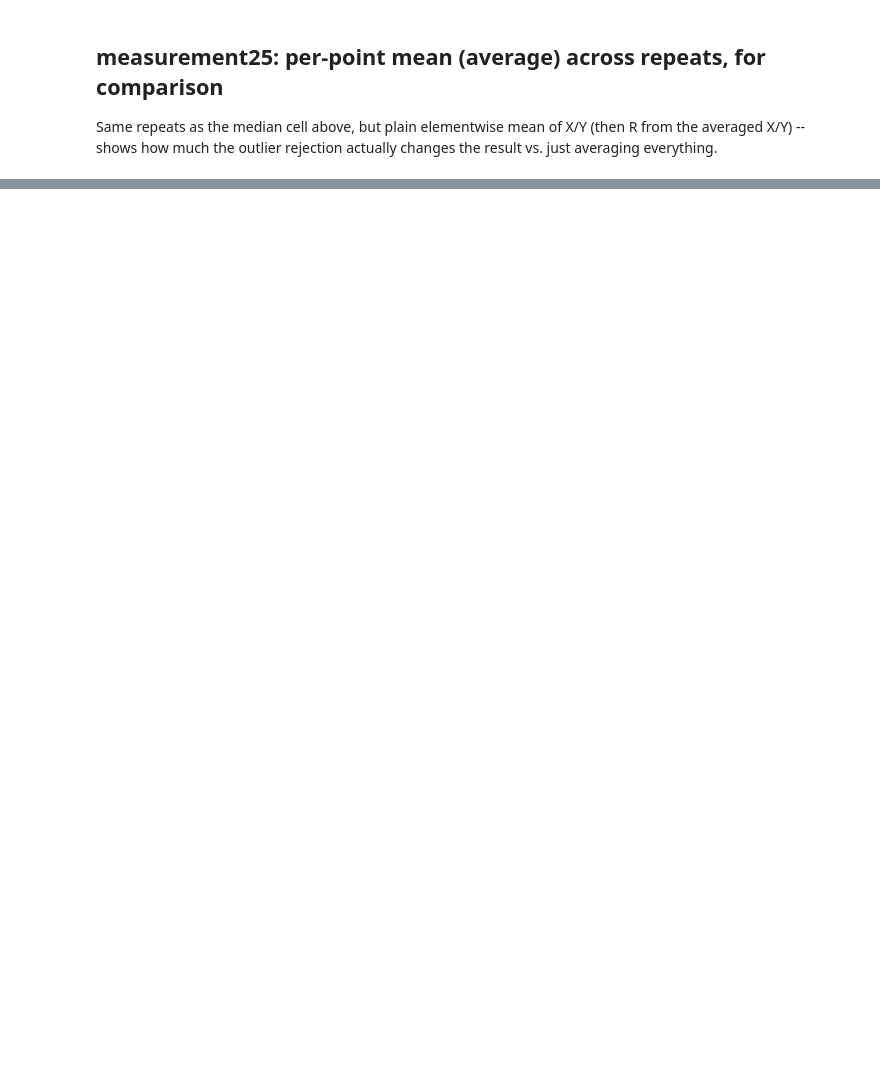
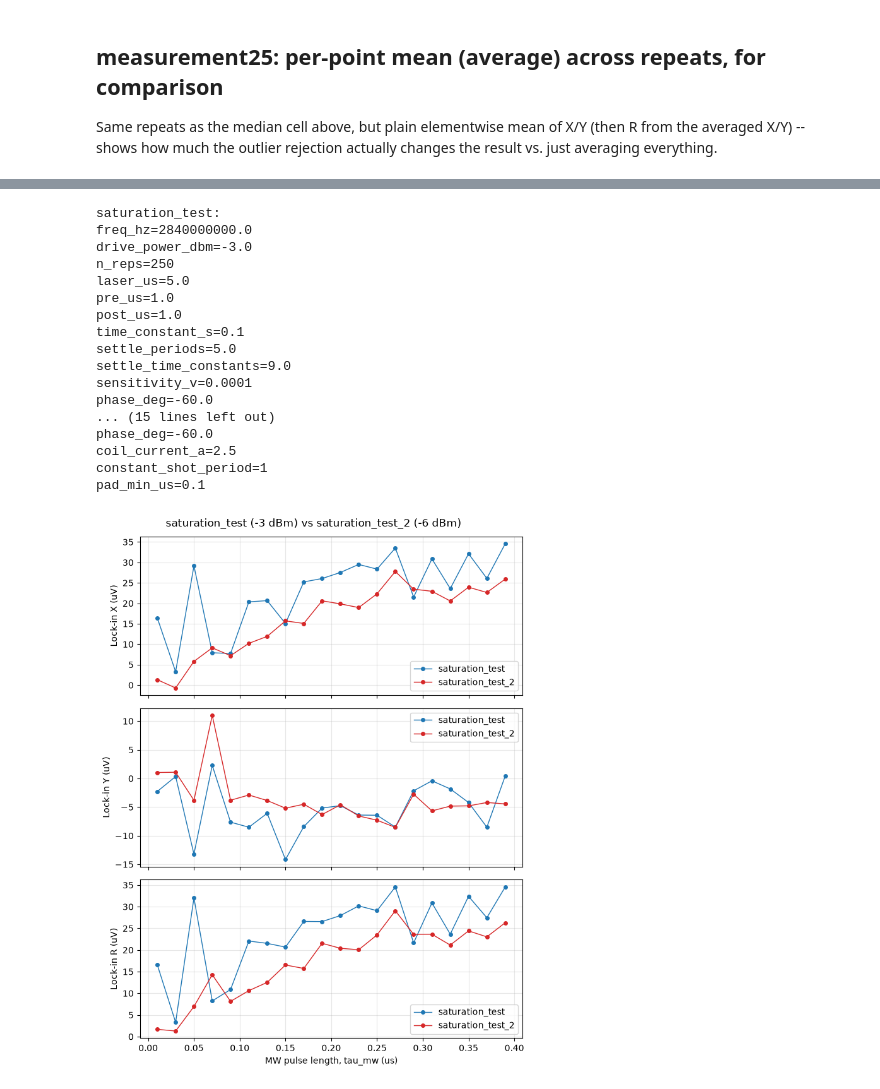
Before and after one commit to meimei2027/diamonds, a Jupyter notebook: experiment/rabi_result_2.ipynb, the cells around one changed output, grey strips where cells are left out. Drawn from its saved outputs; the diff is of its cells as text; code cells hidden in the pictures; blank space fills up the shorter version.

Commit message:
more work on rabi

```diff
--- a/experiment/rabi_result_2.ipynb
+++ b/experiment/rabi_result_2.ipynb
@@ -131,0 +141,57 @@ plt.show()
+# %%
+sat_names = ["saturation_test", "saturation_test_2"]
+sat_colors = ["tab:blue", "tab:red"]
+
+sat_data = {}
+for name in sat_names:
+    run_path = f"{DATA_DIR}/{name}"
+    mw_us = np.load(f"{run_path}/{name}_avg_rabi_mw_us.npy")
+    x_v = np.load(f"{run_path}/{name}_avg_rabi_x.npy")
+    y_v = np.load(f"{run_path}/{name}_avg_rabi_y.npy")
+    r_v = np.load(f"{run_path}/{name}_avg_rabi_r.npy")
+    with open(f"{run_path}/{name}_repeat0_rabi_metadata.txt") as fh:
+        print(f"{name}:")
+        print(fh.read())
+    sat_data[name] = dict(mw_us=mw_us, x_v=x_v, y_v=y_v, r_v=r_v)
+
+mw_us_sat = sat_data[sat_names[0]]["mw_us"]
+assert all(np.allclose(sat_data[n]["mw_us"], mw_us_sat) for n in sat_names), \
+    "mw_us grids must match exactly to plot on the same axes"
+
+fig, axes = plt.subplots(3, 1, figsize=(7, 9), sharex=True)
+for name, color in zip(sat_names, sat_colors):
+    d = sat_data[name]
+    axes[0].plot(d["mw_us"], d["x_v"] * 1e6, "o-", ms=4, lw=1, color=color, label=name)
+    axes[1].plot(d["mw_us"], d["y_v"] * 1e6, "o-", ms=4, lw=1, color=color, label=name)
+    axes[2].plot(d["mw_us"], d["r_v"] * 1e6, "o-", ms=4, lw=1, color=color, label=name)
+
+axes[0].set_ylabel("Lock-in X (uV)")
+axes[1].set_ylabel("Lock-in Y (uV)")
+axes[2].set_ylabel("Lock-in R (uV)")
+axes[2].set_xlabel("MW pulse length, tau_mw (us)")
+for ax in axes:
+    ax.grid(alpha=0.3)
+    ax.legend()
+
+fig.suptitle("saturation_test (-3 dBm) vs saturation_test_2 (-6 dBm)")
+plt.tight_layout()
+plt.show()
+# %% [output]
+saturation_test:
+freq_hz=2840000000.0
+drive_power_dbm=-3.0
+n_reps=250
+laser_us=5.0
+pre_us=1.0
+post_us=1.0
+time_constant_s=0.1
+settle_periods=5.0
+settle_time_constants=9.0
+sensitivity_v=0.0001
+phase_deg=-60.0
+... (15 lines left out)
+phase_deg=-60.0
+coil_current_a=2.5
+constant_shot_period=1
+pad_min_us=0.1
+[figure, added]
```
Also changed, not shown: parts of 5 cells of this notebook, 7 other files.
